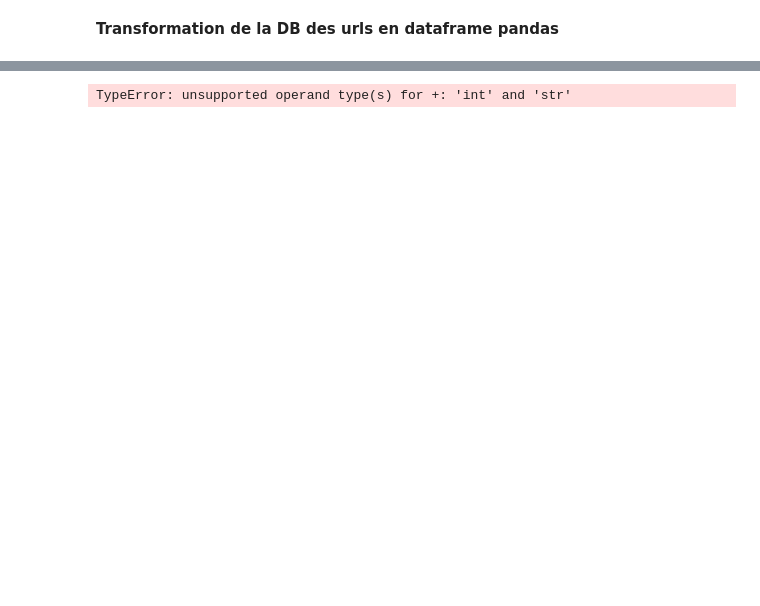
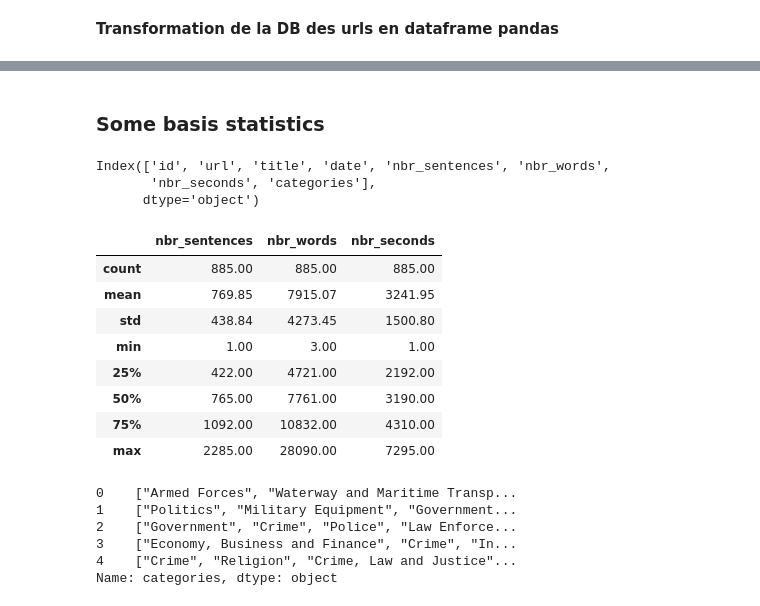
Before and after one commit to NgrimaldiN/Getting-in-Trump-s-Head, a Jupyter notebook: notebooks/test_db.ipynb, the cells around one changed output, grey strips where cells are left out. Cells and saved outputs as stored; diff of their text form; code cells hidden in the pictures; blank space fills up the shorter version.

```diff
--- a/notebooks/test_db.ipynb
+++ b/notebooks/test_db.ipynb
@@ -29,0 +39,6 @@ df1
+# %%
+df1["nbr_words"]=pd.to_numeric(df1["nbr_words"], errors= "coerce",downcast="integer")
+df1["nbr_sentences"]=pd.to_numeric(df1["nbr_sentences"], errors="coerce", downcast="integer")
+df1["nbr_seconds"]=pd.to_numeric(df1["nbr_seconds"], errors="coerce", downcast="integer")
+
+df1["date"]=pd.to_datetime(df1["date"], errors="coerce")
@@ -29,0 +59,5 @@ df1
+# %%
+df1.fillna({"nbr_sentences" : df1["nbr_sentences"].mean(),
+            "nbr_seconds": df1["nbr_seconds"].mean(),
+            "nbr_words": df1["nbr_words"].mean()
+}, inplace=True)
@@ -30,4 +70,29 @@ df1
+# %% [markdown]
+### Some basis statistics
+# %%
+df1.columns
+# %% [output]
+Index(['id', 'url', 'title', 'date', 'nbr_sentences', 'nbr_words',
+       'nbr_seconds', 'categories'],
+      dtype='object')
 # %%
-total_seconds=int(df1['nbr_seconds']).sum()
+df1[["nbr_sentences","nbr_words","nbr_seconds" ]].describe().round(2)
 # %% [output]
-TypeError: unsupported operand type(s) for +: 'int' and 'str'
+|  | nbr_sentences | nbr_words | nbr_seconds |
+| count | 885.00 | 885.00 | 885.00 |
+| mean | 769.85 | 7915.07 | 3241.95 |
+| std | 438.84 | 4273.45 | 1500.80 |
+| min | 1.00 | 3.00 | 1.00 |
+| 25% | 422.00 | 4721.00 | 2192.00 |
+| 50% | 765.00 | 7761.00 | 3190.00 |
+| 75% | 1092.00 | 10832.00 | 4310.00 |
+| max | 2285.00 | 28090.00 | 7295.00 |
+# %%
+df1["categories"].head(5)
+# %% [output]
+0    ["Armed Forces", "Waterway and Maritime Transp...
+1    ["Politics", "Military Equipment", "Government...
+2    ["Government", "Crime", "Police", "Law Enforce...
+3    ["Economy, Business and Finance", "Crime", "In...
+4    ["Crime", "Religion", "Crime, Law and Justice"...
+Name: categories, dtype: object
```
Also changed, not shown: parts of 9 cells of this notebook, 1 other file.
